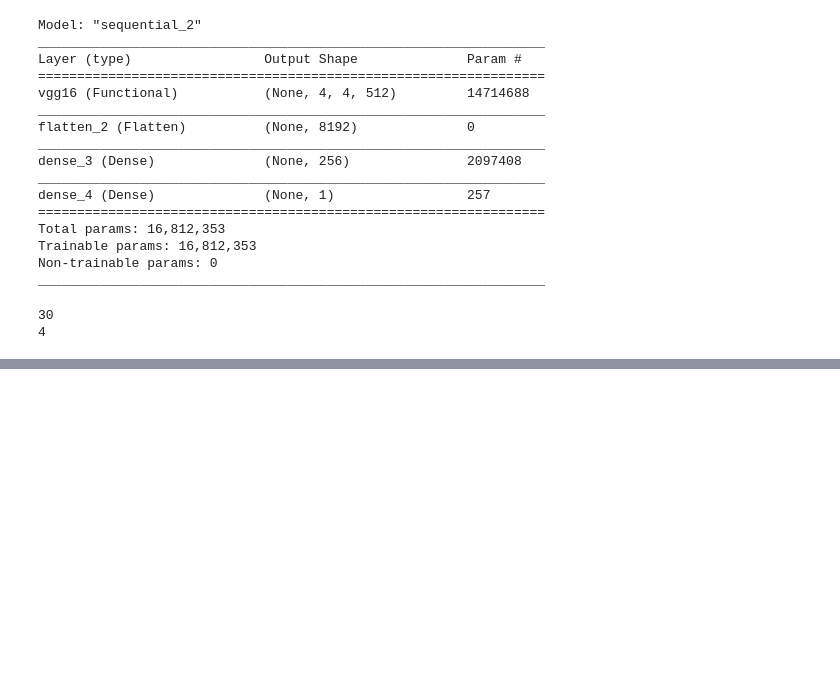
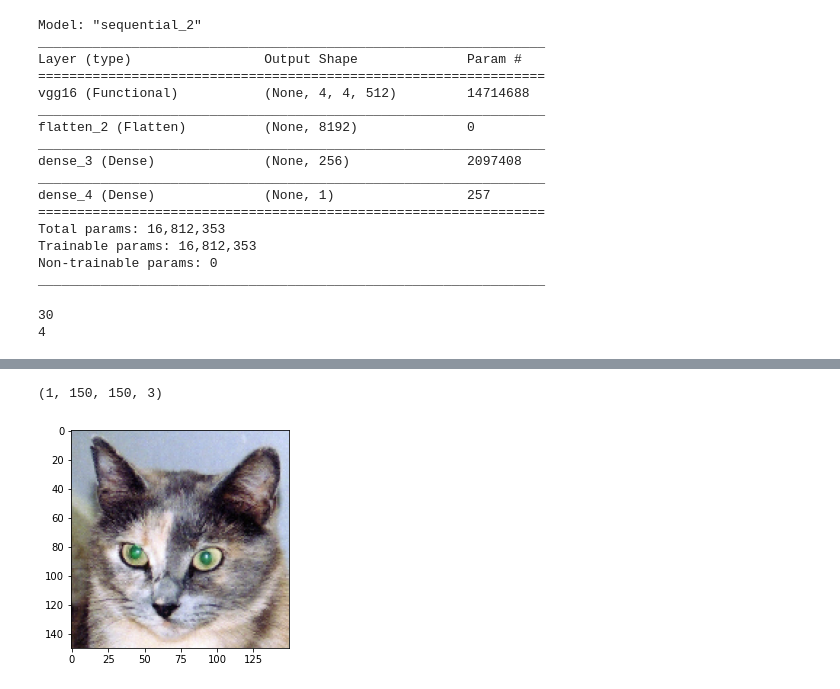
Before and after one commit to office-diet/python_keras_deeplearning, a Jupyter notebook: chapter05-03.ipynb, the cells around one changed output, grey strips where cells are left out. Saved outputs shown, nothing was run; the diff lists cells and outputs as text; code cells hidden in the pictures; blank space fills up the shorter version.

```diff
--- a/chapter05-03.ipynb
+++ b/chapter05-03.ipynb
@@ -210,0 +233,20 @@ file size over
+# %%
+img_path = "C:/Users/galin/Downloads/Python/cats_and_dogs_small/test/cats/cat.1700.jpg"
+
+from tensorflow.keras.preprocessing import image
+import numpy as np
+import matplotlib.pyplot as plt
+
+with tf.device("/cpu:0"):
+    img = image.load_img(img_path, target_size=(150, 150))
+    img_tensor = image.img_to_array(img)
+    img_tensor = np.expand_dims(img_tensor, axis=0)
+
+    img_tensor /= 255
+    print(img_tensor.shape)
+
+plt.imshow(img_tensor[0])
+plt.show()
+# %% [output]
+(1, 150, 150, 3)
+[figure, added]
```
Also changed, not shown: parts of 9 cells of this notebook.
